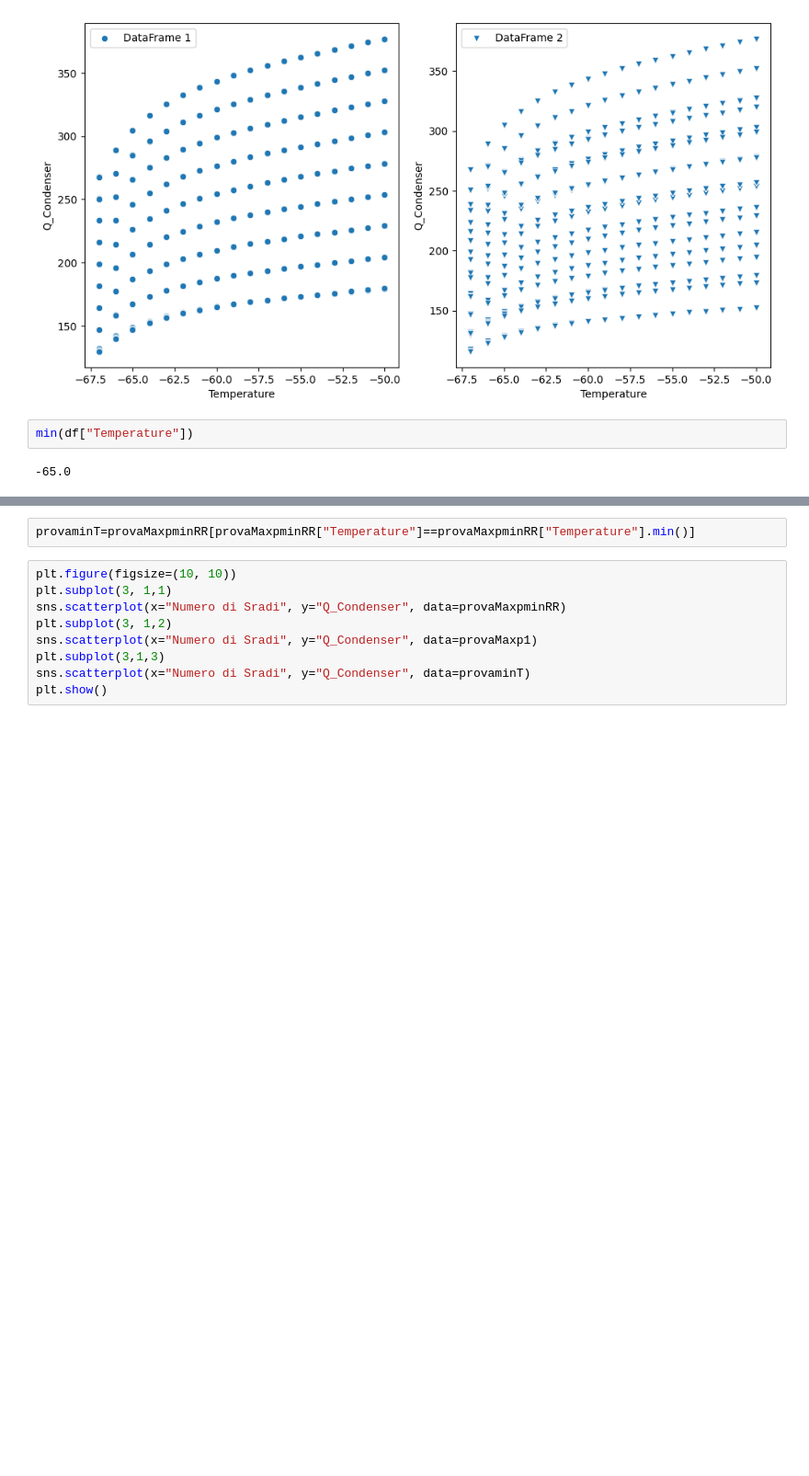
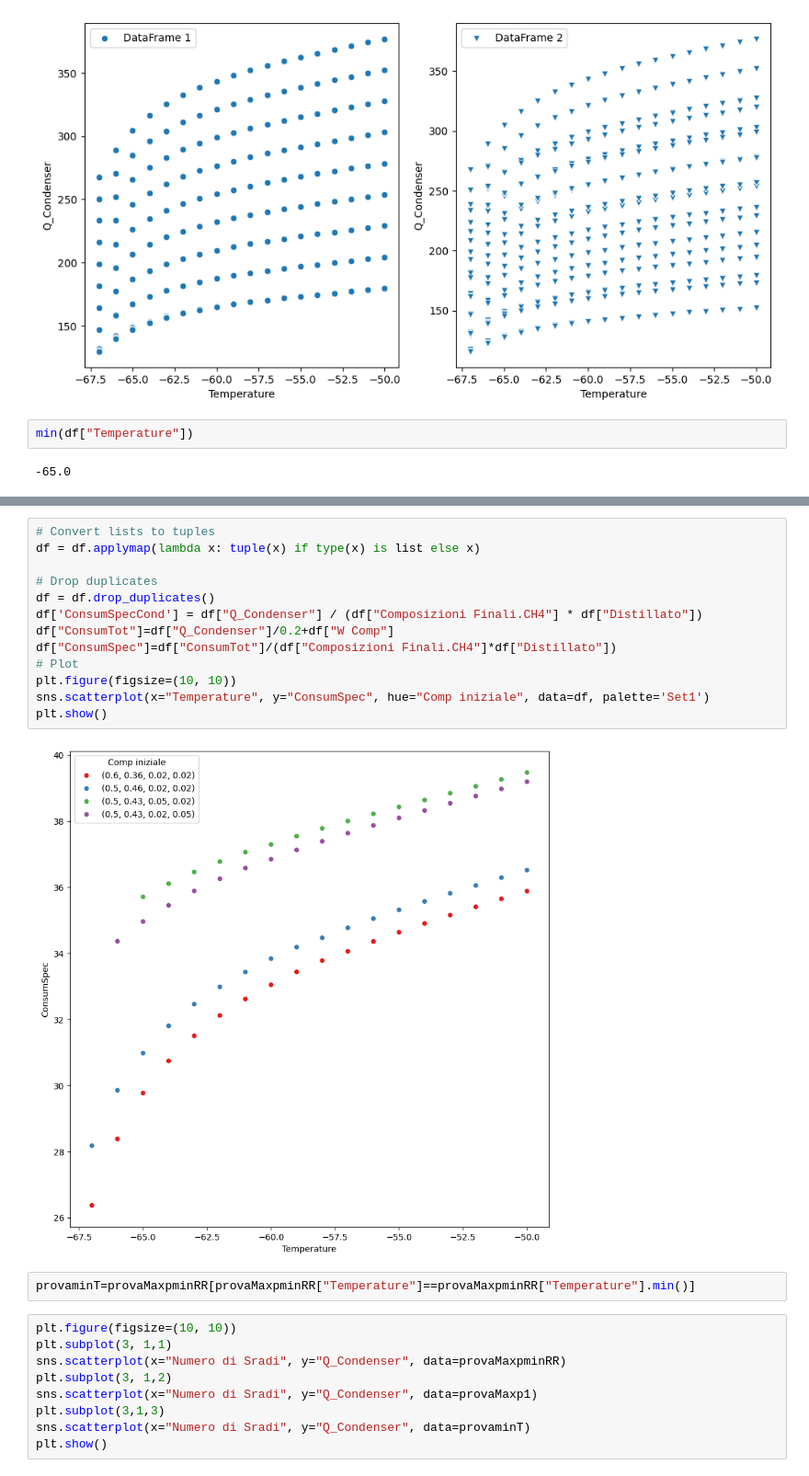
Before and after one commit to Gallo05952/Articolo_energies, a Jupyter notebook: AnalisiDati.ipynb, the cells around one changed output, grey strips where cells are left out. Shown at 92% size. Cells and saved outputs as stored; diff of their text form; blank space fills up the shorter version.

```diff
--- a/AnalisiDati.ipynb
+++ b/AnalisiDati.ipynb
@@ -162,3 +186,18 @@ plt.show()
+# %%
+# Convert lists to tuples
+df = df.applymap(lambda x: tuple(x) if type(x) is list else x)
+
+# Drop duplicates
+df = df.drop_duplicates()
+df['ConsumSpecCond'] = df["Q_Condenser"] / (df["Composizioni Finali.CH4"] * df["Distillato"])
+df["ConsumTot"]=df["Q_Condenser"]/0.2+df["W Comp"]
+df["ConsumSpec"]=df["ConsumTot"]/(df["Composizioni Finali.CH4"]*df["Distillato"])
+# Plot
+plt.figure(figsize=(10, 10))
+sns.scatterplot(x="Temperature", y="ConsumSpec", hue="Comp iniziale", data=df, palette='Set1')
+plt.show()
+# %% [output]
+[figure, added]
 # %%
 provaminT=provaMaxpminRR[provaMaxpminRR["Temperature"]==provaMaxpminRR["Temperature"].min()]
 # %%
```
Also changed, not shown: parts of 11 cells of this notebook.
